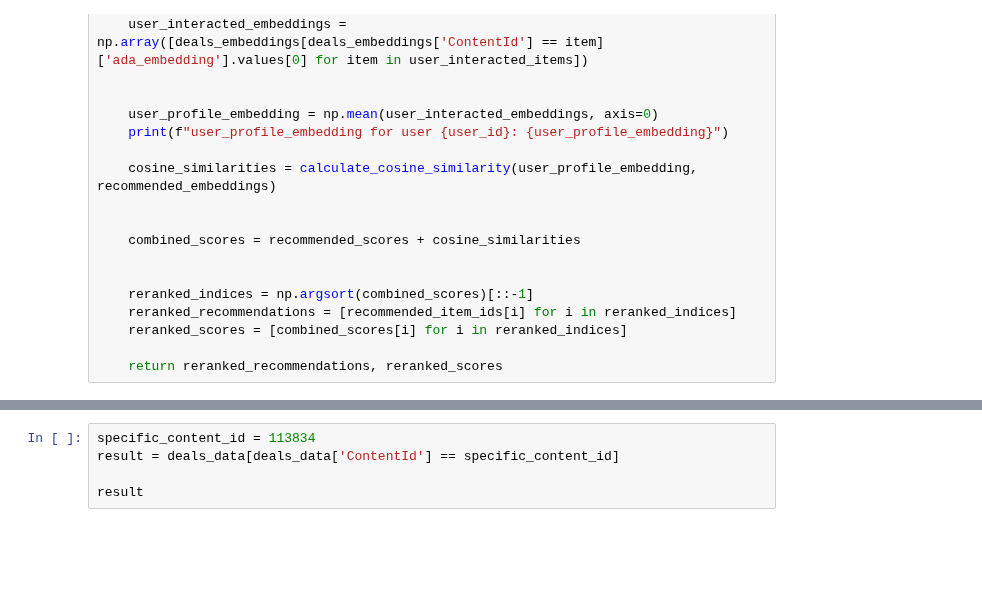
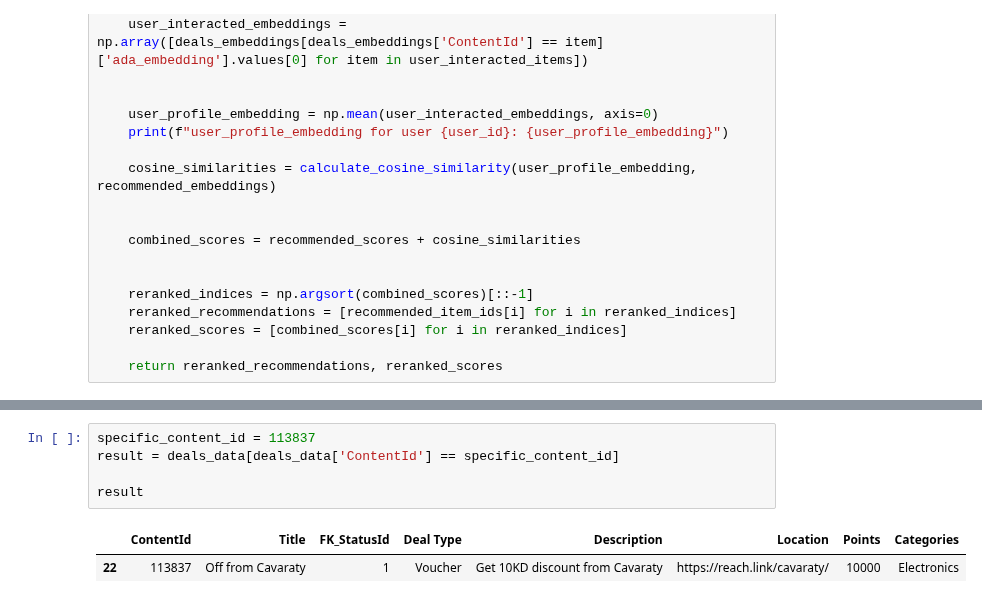
Before and after one commit to DboukAli98/KFHXRelatedAi, a Jupyter notebook: NoteBooks/Model Generation/ALS.ipynb, the cells around one changed output, grey strips where cells are left out. Saved outputs shown, nothing was run; the diff lists cells and outputs as text; blank space fills up the shorter version.

```diff
--- a/NoteBooks/Model Generation/ALS.ipynb
+++ b/NoteBooks/Model Generation/ALS.ipynb
@@ -114,8 +207,11 @@ print(f"Recommendation scores: {reranked_scores}")
 # %%
-specific_content_id = 113834
+specific_content_id = 113837
 result = deals_data[deals_data['ContentId'] == specific_content_id]
 
 result
+# %% [output]
+|  | ContentId | Title | FK_StatusId | Deal Type | Description | Location | Points | Categories |
+| 22 | 113837 | Off from Cavaraty | 1 | Voucher | Get 10KD discount from Cavaraty | https://reach.link/cavaraty/ | 10000 | Electronics |
 # %%
 user_last_interactions = user_item_matrix.loc[user_id]
 user_interacted_items = user_last_interactions[user_last_interactions > 0].index
```
Also changed, not shown: parts of 11 cells of this notebook.
